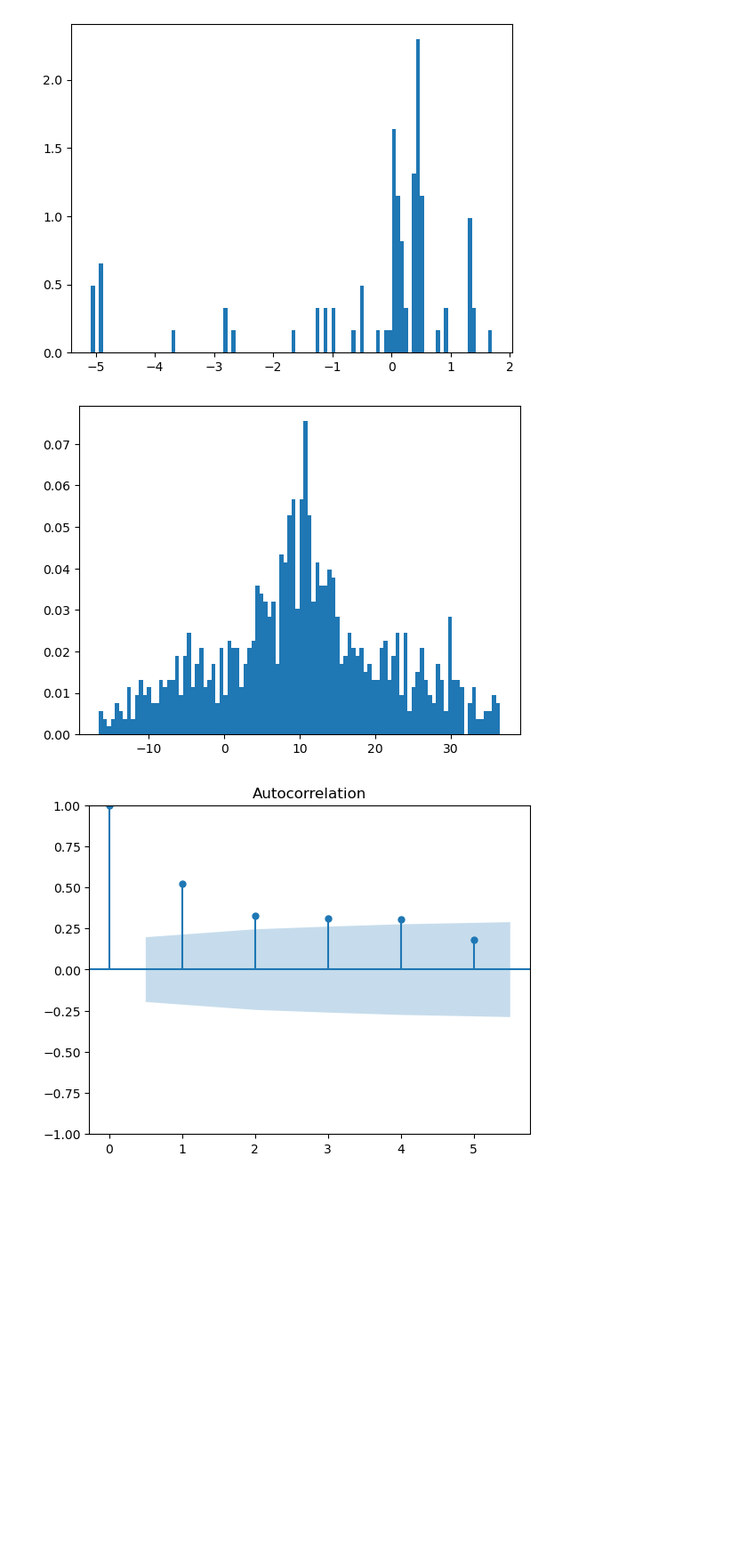
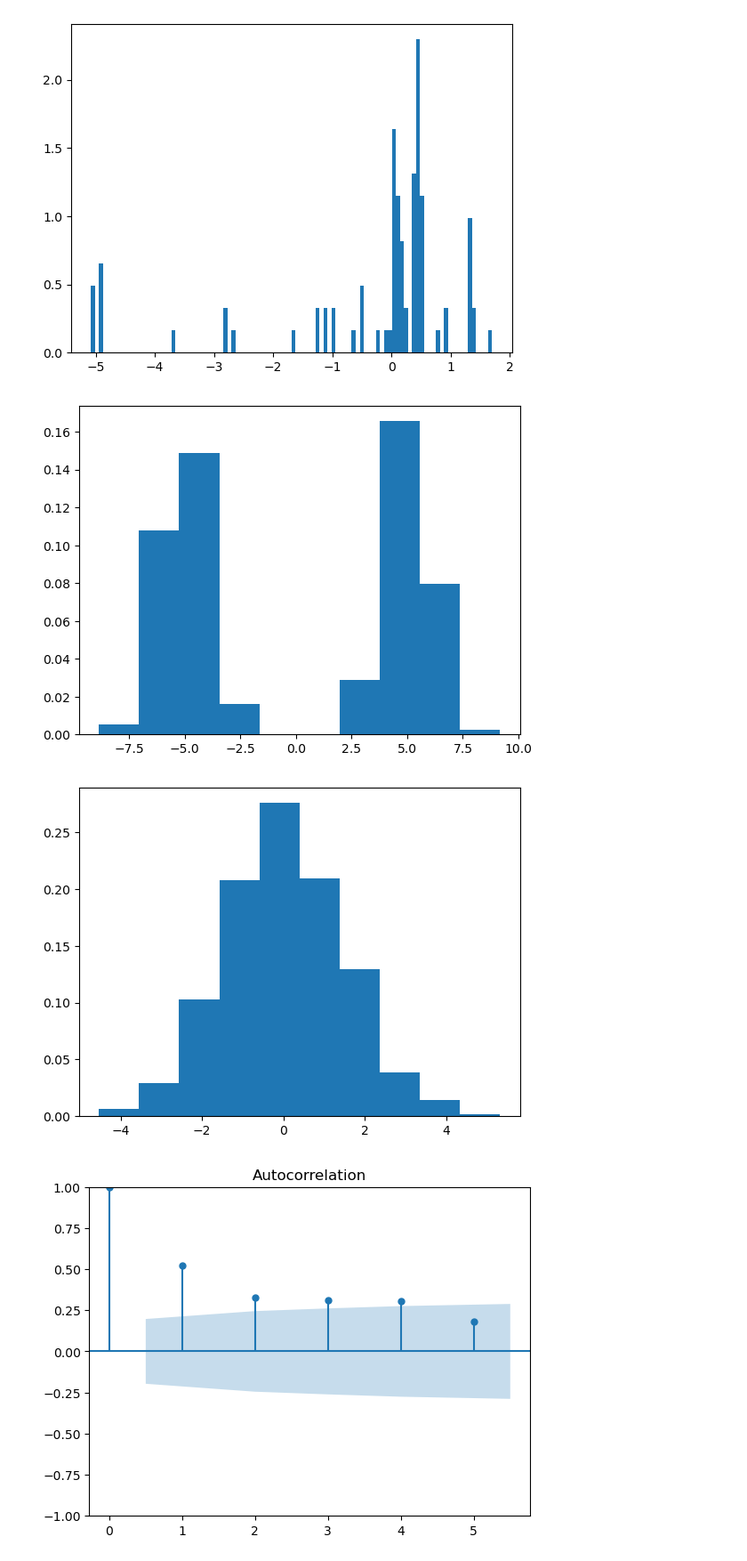
Before and after one commit to TathK/bayes_M-H_sampling, a Jupyter notebook: project.ipynb, the cells around one changed output. Shown at 89% size. Saved outputs shown, nothing was run; the diff lists cells and outputs as text; code cells hidden in the pictures; blank space fills up the shorter version.

```diff
--- a/project.ipynb
+++ b/project.ipynb
@@ -413,24 +412,39 @@ plt.show()
 # %% [output]
 [figure]
 # %%
-def multimodal(x):
+def multimodal_function(x):
     x = x[0]
     unif = np.random.uniform()
     if unif < 0.5:
-        return  np.exp(-(x-10)**2)
+        return  np.random.normal(loc=5, scale=1)
     else:
-        return  np.exp(-(x+100)**2)
+        return  np.random.normal(loc=-5, scale=1)
+
+def multimodal_pdf(x):
+    unif = np.random.uniform()
+    if unif < 0.5:
+        return 0.5 * np.exp(-(x - 5) ** 2)
+    else:
+        return 0.5 * np.exp(-(x + 5) ** 2)
+
+
+
+Xs = np.linspace(-10,10,10000)
+plt.hist([multimodal_function([x]) for x in Xs],  density=True)
+plt.show()
 
 seed = np.array([0])
-std = 10
-burn_in_ITERATION = 100
+std = 0.1
+burn_in_ITERATION = 2e3
 lag = 1e3
 max_ITERATION = int(1e6)
-YS = metro_sample(multimodal,seed, std, burn_in_ITERATION, lag, max_ITERATION).flatten()
-plt.hist(YS, bins=100, density=True)
+
+YS = metro_sample(multimodal_pdf,seed, std, burn_in_ITERATION, lag, max_ITERATION).flatten()
+plt.hist(YS, density=True)
 plt.show()
 # %% [output]
-[figure, old version]
+[figure, new version]
+[figure, added]
 # %%
 def f(x):
     x,y = x
```
Also changed, not shown: parts of 2 cells of this notebook.
